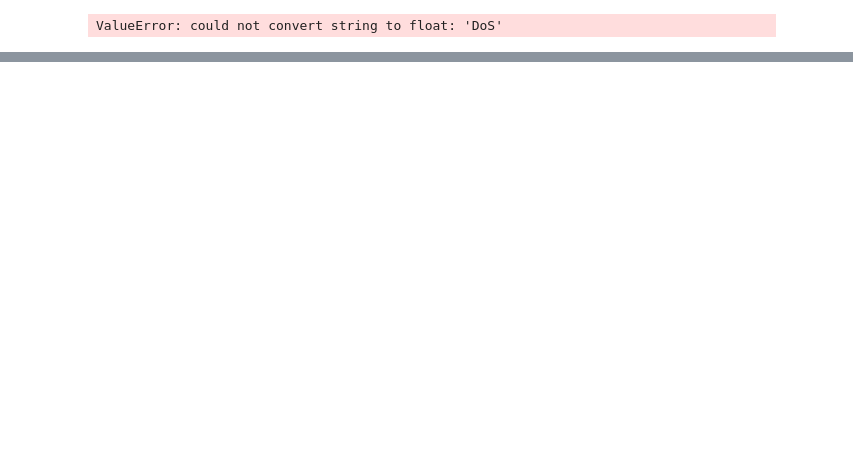
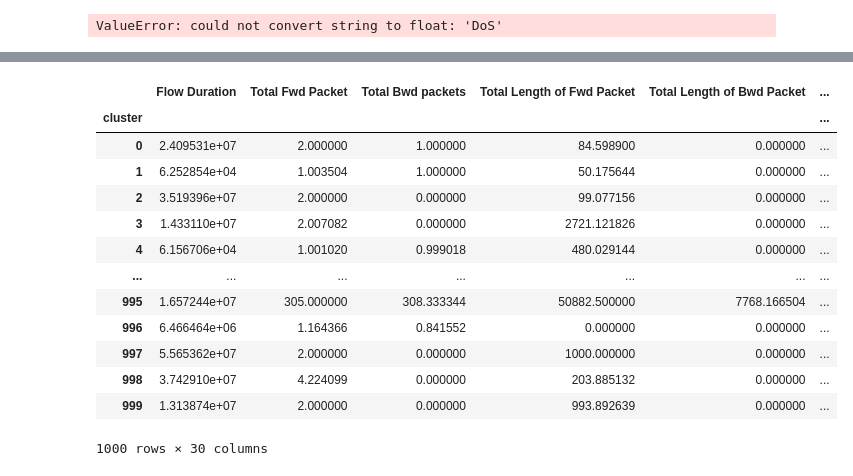
Before and after one commit to tsamo13/Data-Mining-Project, a Jupyter notebook: main.ipynb, the cells around one changed output, grey strips where cells are left out. Drawn from its saved outputs; the diff is of its cells as text; code cells hidden in the pictures; blank space fills up the shorter version.

```diff
--- a/main.ipynb
+++ b/main.ipynb
@@ -485,3 +505,5 @@ plt.title("BIRCH Clustering")
 plt.show()
 # %% [output]
 ValueError: could not convert string to float: 'DoS'
+# %%
+df = pd.read_parquet("data/kmeans_representatives.parquet")
@@ -487,0 +543,17 @@ ValueError: could not convert string to float: 'DoS'
+# %%
+df
+# %% [output]
+|  | Flow Duration | Total Fwd Packet | Total Bwd packets | Total Length of Fwd Packet | Total Length of Bwd Packet | ... |
+| cluster |  |  |  |  |  | ... |
+| 0 | 2.409531e+07 | 2.000000 | 1.000000 | 84.598900 | 0.000000 | ... |
+| 1 | 6.252854e+04 | 1.003504 | 1.000000 | 50.175644 | 0.000000 | ... |
+| 2 | 3.519396e+07 | 2.000000 | 0.000000 | 99.077156 | 0.000000 | ... |
+| 3 | 1.433110e+07 | 2.007082 | 0.000000 | 2721.121826 | 0.000000 | ... |
+| 4 | 6.156706e+04 | 1.001020 | 0.999018 | 480.029144 | 0.000000 | ... |
+| ... | ... | ... | ... | ... | ... | ... |
+| 995 | 1.657244e+07 | 305.000000 | 308.333344 | 50882.500000 | 7768.166504 | ... |
+| 996 | 6.466464e+06 | 1.164366 | 0.841552 | 0.000000 | 0.000000 | ... |
+| 997 | 5.565362e+07 | 2.000000 | 0.000000 | 1000.000000 | 0.000000 | ... |
+| 998 | 3.742910e+07 | 4.224099 | 0.000000 | 203.885132 | 0.000000 | ... |
+| 999 | 1.313874e+07 | 2.000000 | 0.000000 | 993.892639 | 0.000000 | ... |
+1000 rows × 30 columns
```
Also changed, not shown: parts of 6 cells of this notebook, 2 other files.
